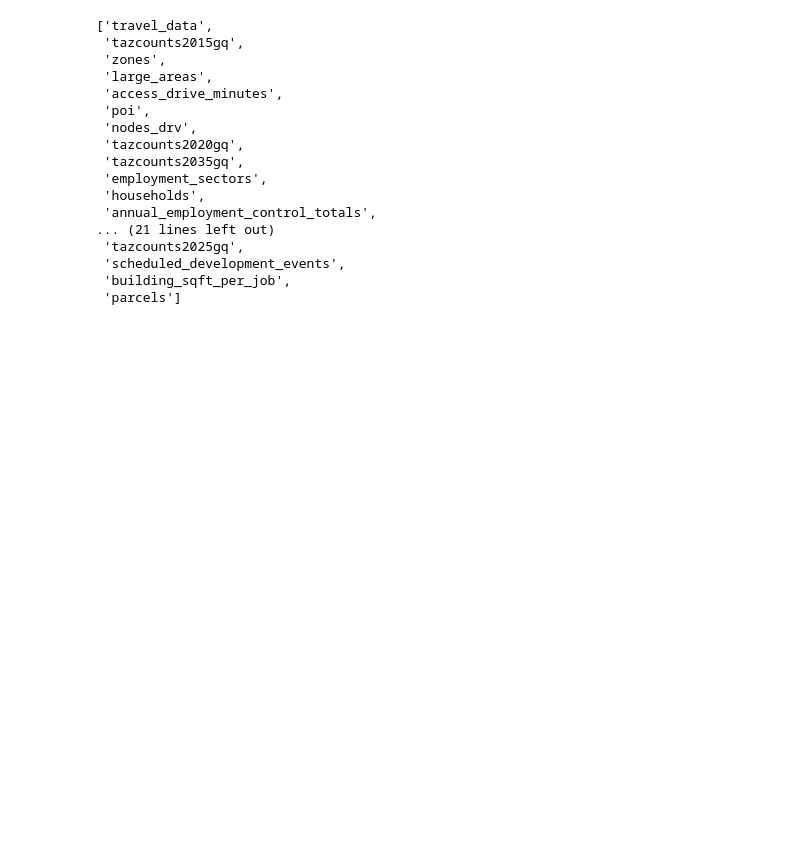
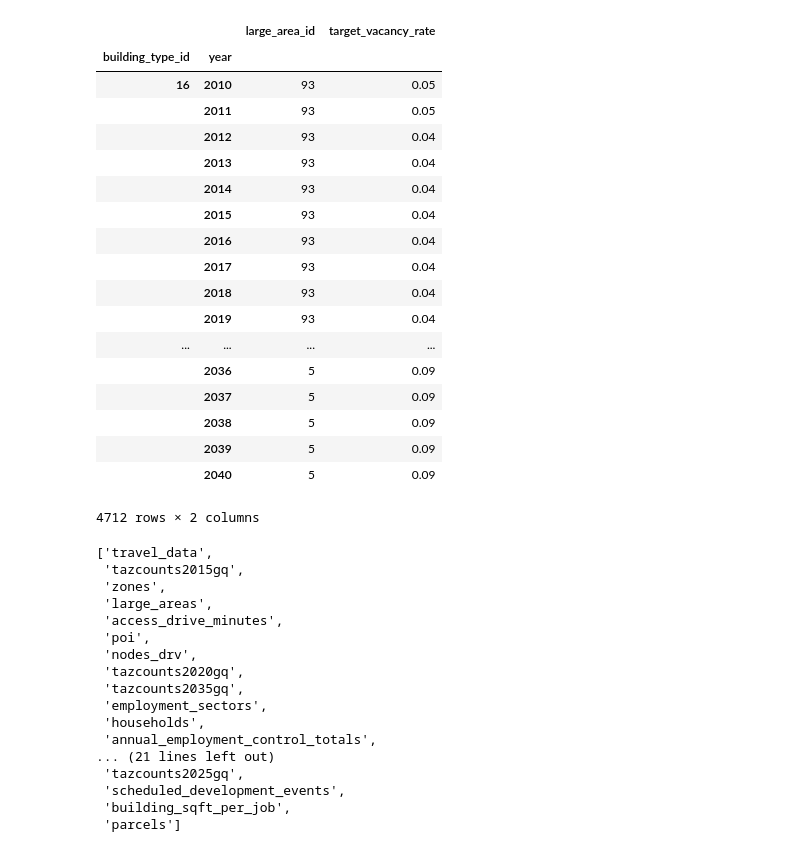
Before and after one commit to SEMCOG/semcog_urbansim, a Jupyter notebook: HLCM_variables.ipynb, the cells around one changed output. Saved outputs shown, nothing was run; the diff lists cells and outputs as text; code cells hidden in the pictures; blank space fills up the shorter version.

```diff
--- a/HLCM_variables.ipynb
+++ b/HLCM_variables.ipynb
@@ -36,3 +44,25 @@ Index([u'building_id', u'sector_id', u'home_based_status', u'sqft',
+# %%
+orca.get_table('target_vacancies').to_frame()
+# %% [output]
+|  |  | large_area_id | target_vacancy_rate |
+| building_type_id | year |  |  |
+| 16 | 2010 | 93 | 0.05 |
+|  | 2011 | 93 | 0.05 |
+|  | 2012 | 93 | 0.04 |
+|  | 2013 | 93 | 0.04 |
+|  | 2014 | 93 | 0.04 |
+|  | 2015 | 93 | 0.04 |
+|  | 2016 | 93 | 0.04 |
+|  | 2017 | 93 | 0.04 |
+|  | 2018 | 93 | 0.04 |
+|  | 2019 | 93 | 0.04 |
+| ... | ... | ... | ... |
+|  | 2036 | 5 | 0.09 |
+|  | 2037 | 5 | 0.09 |
+|  | 2038 | 5 | 0.09 |
+|  | 2039 | 5 | 0.09 |
+|  | 2040 | 5 | 0.09 |
+4712 rows × 2 columns
 # %%
 sjb = dfj.groupby('building_id').size()
 # %%
```
Also changed, not shown: parts of 7 cells of this notebook, 9 other files.
